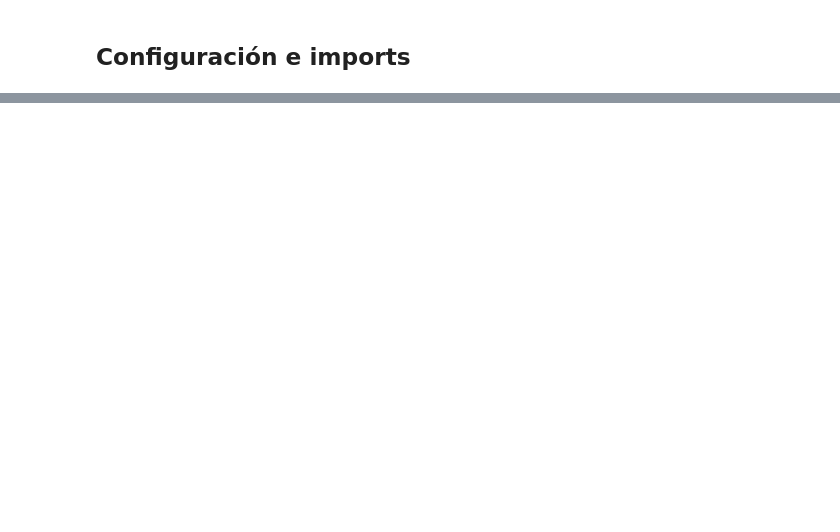
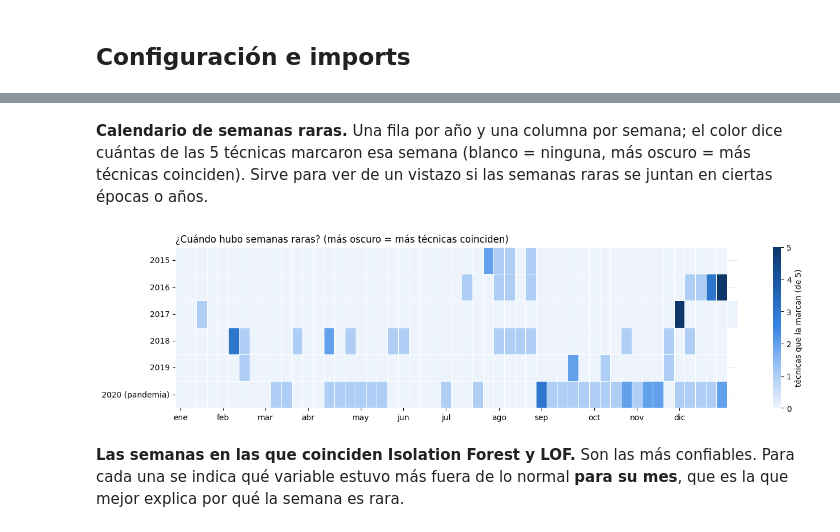
Before and after one commit to mdc-feature-engineering/sonora-health-climate-eda, a Jupyter notebook: notebooks/03_eda/3.2-outliers.ipynb, the cells around one changed output, grey strips where cells are left out. Cells and saved outputs as stored; diff of their text form; code cells hidden in the pictures; blank space fills up the shorter version.

```diff
--- a/notebooks/03_eda/3.2-outliers.ipynb
+++ b/notebooks/03_eda/3.2-outliers.ipynb
@@ -175,0 +506,20 @@ Registrar aquí lo que se presentó al equipo sobre los outliers detectados y su
+# %%
+# ======================================================================
+# ¿QUÉ TANTO COINCIDEN LAS TÉCNICAS?
+# Una columna True/False por técnica. En las reglas de una variable basta con que
+# UNA variable sea atípica en ese periodo.
+# ======================================================================
+tecnicas = pd.DataFrame({
+    "IQR": marcas_iqr.any(axis=1),
+    "Z-score": marcas_z.any(axis=1),
+    "Contra su mes": marcas_estacional.any(axis=1),
+    "Isolation Forest": panel_out["iso_outlier"],
+    "LOF": panel_out["lof_outlier"],
+})
+# Cuántas técnicas marcan cada periodo (0 a 5).
+panel_out["n_tecnicas"] = tecnicas.sum(axis=1)
+
+# Tabla de coincidencias: t.T @ t cuenta, para cada par de técnicas, los periodos que
+# las dos marcan (multiplica la tabla de 0 y 1 por sí misma).
+t = tecnicas.astype(int)
+t.T @ t
@@ -175,0 +533,46 @@ Registrar aquí lo que se presentó al equipo sobre los outliers detectados y su
+# %% [markdown]
+**Calendario de semanas raras.** Una fila por año y una columna por semana; el
+color dice cuántas de las 5 técnicas marcaron esa semana (blanco = ninguna,
+más oscuro = más técnicas coinciden). Sirve para ver de un vistazo si las
+semanas raras se juntan en ciertas épocas o años.
+# %%
+# ======================================================================
+# CALENDARIO: filas = años, columnas = semana del año (o mes en el panel mensual).
+# ======================================================================
+if GRANULARIDAD == "semanal":
+    # Número de semana dentro del año, contado desde el 1 de enero (1 a 53).
+    posicion = (panel_out[FECHA].dt.dayofyear - 1) // 7 + 1
+    columnas = range(1, 54)
+else:
+    posicion = panel_out[FECHA].dt.month
+    columnas = range(1, 13)
+
+calendario = (panel_out.assign(anio=panel_out[FECHA].dt.year, posicion=posicion)
+              .pivot_table(index="anio", columns="posicion", values="n_tecnicas", aggfunc="max")
+              .reindex(columns=columnas))
+
+fig, ax = plt.subplots(figsize=(14, 3.6))
+sns.heatmap(calendario, cmap=AZULES, vmin=0, vmax=5, linewidths=0.5, linecolor="white",
+            cbar_kws={"label": "técnicas que la marcan (de 5)", "ticks": range(6)}, ax=ax)
+if GRANULARIDAD == "semanal":
+    # Una etiqueta por mes, en la semana donde empieza cada mes.
+    inicio_mes = pd.date_range("2019-01-01", periods=12, freq="MS").dayofyear
+    ax.set_xticks([(d - 1) // 7 + 0.5 for d in inicio_mes], MESES, rotation=0)
+else:
+    ax.set_xticks(np.arange(12) + 0.5, MESES, rotation=0)
+# Marca el año de la pandemia en la etiqueta.
+anio_pandemia = panel_out.groupby(panel_out[FECHA].dt.year)["anio_atipico"].mean() > 0.5
+ax.set_yticklabels([f"{a} (pandemia)" if anio_pandemia.get(a, False) else str(a)
+                    for a in calendario.index], rotation=0)
+ax.set_xlabel("")
+ax.set_ylabel("")
+ax.set_title(f"¿Cuándo hubo {PERIODOS} {RARAS}? (más oscuro = más técnicas coinciden)", loc="left")
+fig.tight_layout()
+fig.savefig(FIGURES_DIR / f"outliers_calendario_{GRANULARIDAD}.png", dpi=150)
+plt.show()
+# %% [output]
+[figure, added]
+# %% [markdown]
+**Las semanas en las que coinciden Isolation Forest y LOF.** Son las más
+confiables. Para cada una se indica qué variable estuvo más fuera de lo normal
+**para su mes**, que es la que mejor explica por qué la semana es rara.
```
Also changed, not shown: parts of 45 cells of this notebook.
